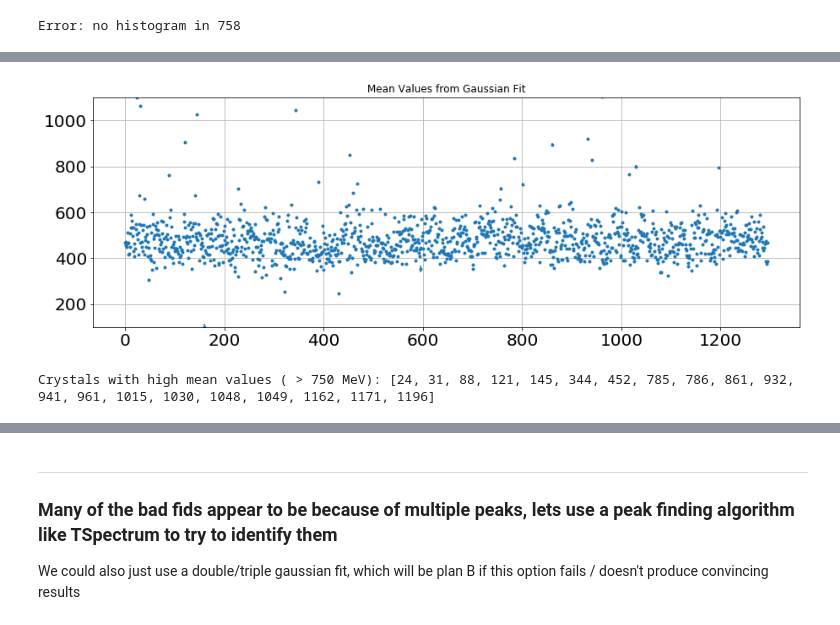
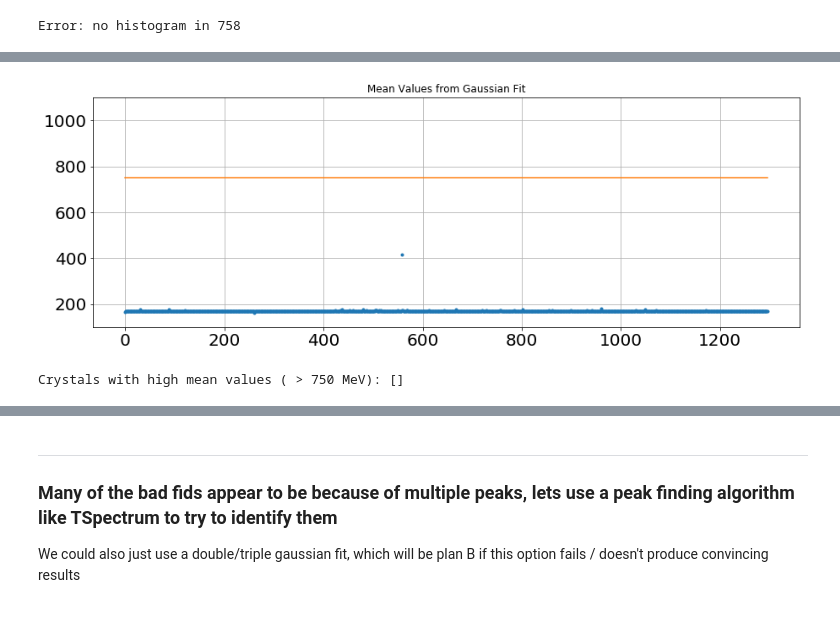
Before and after one commit to jlabounty/g-2, a Jupyter notebook: detectorOps/deltaT/calibrateXtals.ipynb, the cells around one changed output, grey strips where cells are left out. Cells and saved outputs as stored; diff of their text form; code cells hidden in the pictures.

```diff
--- a/detectorOps/deltaT/calibrateXtals.ipynb
+++ b/detectorOps/deltaT/calibrateXtals.ipynb
@@ -8,8 +8,11 @@ To return to non-interactive plots (default state), run: noint()
 #f = r.TFile("./data/gm2lostMuonTree_full_run2timingoffsets.root")
 #f = r.TFile("./data/gm2offline_full_allSubruns.root") # energy ending at 1000
 #f = r.TFile("./data/gm2offline_full_allRuns_EnergyFix.root")
-f = r.TFile("./data/gm2offline_full_26276471_29925.00031.root") #1 file with run3 templates
+#f = r.TFile("./data/gm2offline_full_26276471_29925.00031.root") #1 file with run3 templates
 #f = r.TFile("./data/results_LostMuons_ForEnergyCalibration.root") #results of all lost muon runs with run3 templates.
+f = r.TFile("./data/results_intermediateStage_1572files_mipRunPostDisk.root") #all files post disk run
+f = r.TFile("./data/post_disk/gm2offline_full.root")
+f = r.TFile("./data/post_disk/Jan10_withEnergyAndIntraAndInterCalib_energy_vs_xtal_vs_coinNum.root")
 f.cd("lostMuonTree")
 f.ls()
 
@@ -57,15 +222,0 @@ c.Draw()
-# %%
-getHistFromFile = True
-
-if(getHistFromFile):
-    fhist = r.TFile("./data/xtalEnergy_vs_XtalNum_ForEnergyCalibration.root")
-    c = fhist.Get("c1")
-    allEnergies = c.GetPrimitive("energyXtal").Clone("energyXtal")
-    allEnergies.SetDirectory(0)
-else:
-    allEnergies = r.TH2D("energyXtal","Xtal Energies; Xtal Number; Energy [MeV-ish]", 1296,-0.5,1295.5,400,0.0,3000.0)
-    t.Draw("xtalEnergy:(caloNum-1)*54 + xtalNum>>energyXtal",cutString,"goff")
-
-c = r.TCanvas()
-allEnergies.Draw()
-c.Draw()
@@ -383,7 +484,7 @@ for i, h in enumerate(allFitHists):
 
     if( i % 54 == 53):
         print("Starting calo", int(np.ceil(i/54)))
-        if(False):
+        if(printCaloHists):
             c.Draw()
             c.Print("./images/AllFits_Calo"+str(int(np.ceil(i/54))).zfill(2)+".png")
             #c.Print("./images/AllFits_Calo"+str(int(np.ceil(i/54))).zfill(2)+".pdf")
@@ -432,10 +550,13 @@ Error: no histogram in 758
 badFits = []
 os.system("rm -f ./images/BadFit*")
 c = r.TCanvas()
-chiSqCut = 8
+chiSqCut = 15
+chiSqCutLow = 0.91
 for i, x in enumerate(fitPars):
+    if(i == 558):
+        print(x)
     if(x[7] != 0):
-        if(x[6]/x[7] > chiSqCut or x[2] < 101):
+        if(x[6]/x[7] > chiSqCut or not(x[6]/x[7] > chiSqCutLow) or x[2] < 101):
             allFitHists[i].Draw("")
             allFitHists[i].SetFillColorAlpha(42,0.3)
             lines[i].Draw("SAME")
@@ -443,4 +564,8 @@ for i, x in enumerate(fitPars):
             #c.Print("./images/BadFit_"+str(i).zfill(4)+".png")
             #print("Bad fit in xtal", i)
             badFits.append(i)
+    else:
+        badFits.append(i)
+
+print(len(badFits),"bad fits")
 # %% [output]
@@ -488,19 +615,23 @@ Crystals with high mean values ( > 750 MeV): [24, 31, 88, 121, 145, 344, 452, 78
 # %%
 fig, ax = plt.subplots(figsize=(15,5))
 plt.errorbar(xtalNums, means, yerr=meanErrs, fmt=".")
 plt.grid()
 plt.title("Mean Values from Gaussian Fit")
 plt.ylim(100,1100)
+meanLimit = 750
+plt.plot([0,1296], [meanLimit, meanLimit])
 plt.show()
 
 highMeans = []
 for i, x in enumerate(means):
     if(x > 750):
         highMeans.append(i)
+        if(highMeanAsError and i not in badFits):
+            badFits.append(i)
 print("Crystals with high mean values ( > 750 MeV):", highMeans)
 # %% [output]
-[figure, old version]
+[figure, new version]
-Crystals with high mean values ( > 750 MeV): [24, 31, 88, 121, 145, 344, 452, 785, 786, 861, 932, 941, 961, 1015, 1030, 1048, 1049, 1162, 1171, 1196]
+Crystals with high mean values ( > 750 MeV): []
 # %%
 fig, ax = plt.subplots(figsize=(15,5))
 plt.errorbar(xtalNums, [x/(y+0.001) for (x,y) in zip(chiSq, ndf)], yerr=0, fmt=".")
```
Also changed, not shown: parts of 68 cells of this notebook, 27 other files.
